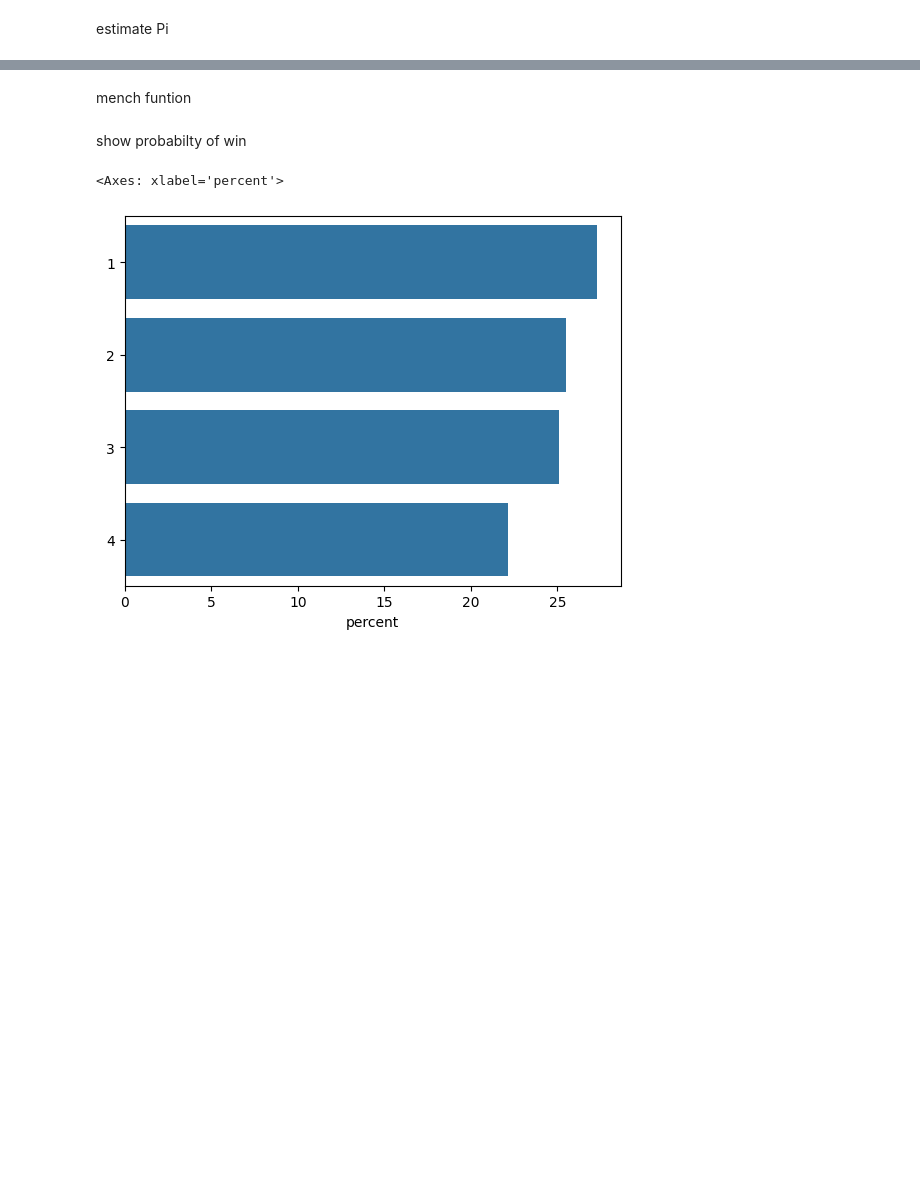
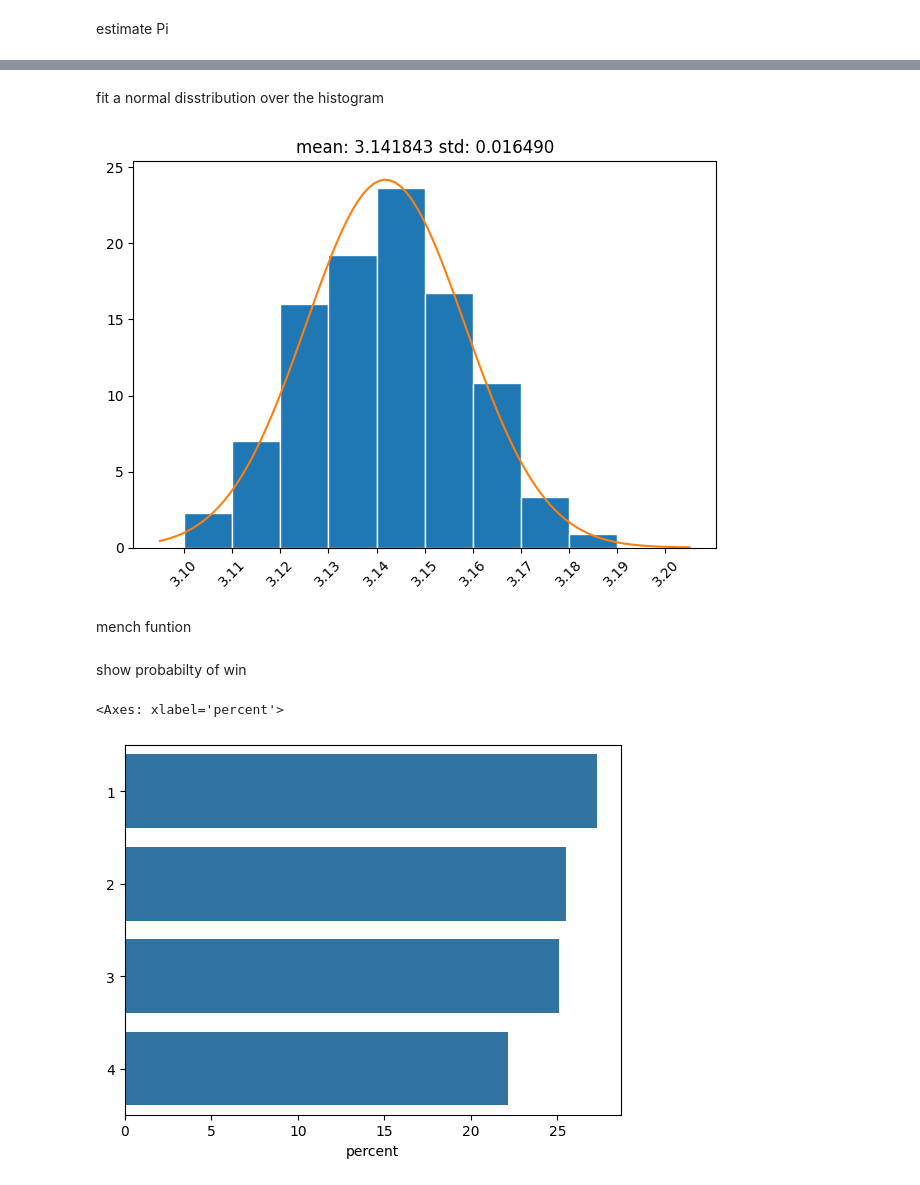
Before and after one commit to mvajhi/Introduction-to-Data-Science, a Jupyter notebook: ca1/monte_carlo_simulation.ipynb, the cells around one changed output, grey strips where cells are left out. Saved outputs shown, nothing was run; the diff lists cells and outputs as text; code cells hidden in the pictures; blank space fills up the shorter version.

Commit message:
add fiting normal dist

```diff
--- a/ca1/monte_carlo_simulation.ipynb
+++ b/ca1/monte_carlo_simulation.ipynb
@@ -42,3 +42,22 @@ plt.show()
+# %% [markdown]
+fit a normal disstribution over the histogram
+# %%
+mu, std = norm.fit(pi_estimates)
+plt.hist(pi_estimates,bins = np.arange(round(min(pi_estimates),2),round(max(pi_estimates) + 0.01,2),step = 0.01),ec = "white",density=True)
+plt.xticks(np.arange(round(min(pi_estimates),2),round(max(pi_estimates) + 0.01,2),step = 0.01))
+plt.xticks(rotation = 45)
+xmin, xmax = plt.xlim()
+x = np.linspace(xmin, xmax, 100)
+p = norm.pdf(x, mu, std)
+plt.plot(x, p)
+title = "mean: {:.6f} std: {:.6f}".format(np.mean(pi_estimates), np.std(pi_estimates))
+plt.title(title)
+
+plt.tight_layout()
+
+plt.show()
+# %% [output]
+[figure, added]
 # %% [markdown]
 mench funtion
 # %%
```
Also changed, not shown: parts of 1 cell of this notebook.
